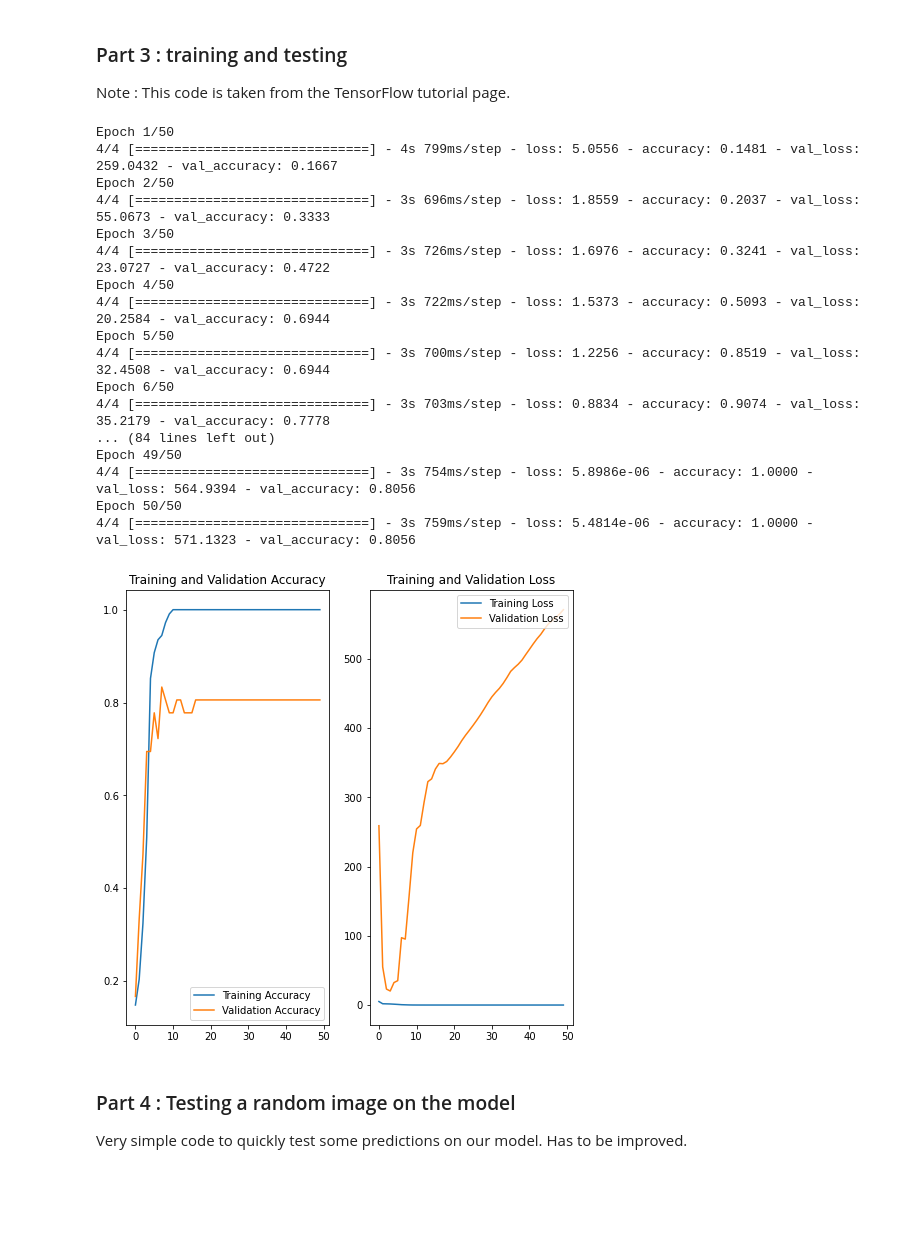
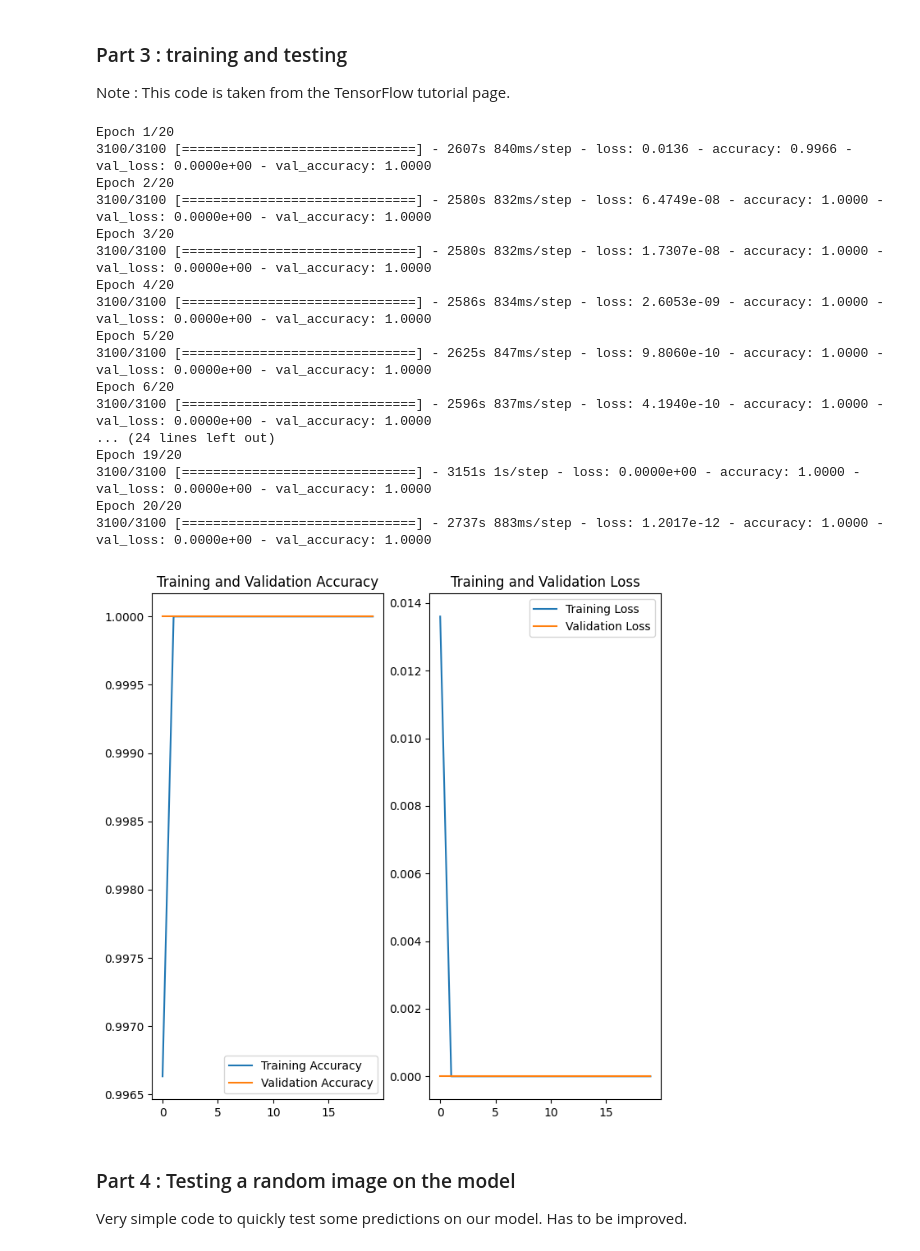
Before and after one commit to Henryk07/ESP3201_Project, a Jupyter notebook: neuralnetwork.ipynb, the cells around one changed output. Cells and saved outputs as stored; diff of their text form; code cells hidden in the pictures; blank space fills up the shorter version.

Commit message:
the training script for 20 epoch with full data

```diff
--- a/neuralnetwork.ipynb
+++ b/neuralnetwork.ipynb
@@ -37,8 +37,8 @@ NOTE3 : Augmentation method
 # %%
 batch_size=1
 
-traindata=tf.keras.utils.image_dataset_from_directory("S_training_datas_labels",labels='inferred',class_names=["F","M","N","Q","S","V"])
-valdata=tf.keras.utils.image_dataset_from_directory("S_testing_datas_labels",labels='inferred',class_names=["F","M","N","Q","S","V"])
+traindata=tf.keras.utils.image_dataset_from_directory("ECG_Image_data/train",labels='inferred',class_names=["F","M","N","Q","S","V"])
+valdata=tf.keras.utils.image_dataset_from_directory("ECG_Image_data/test",labels='inferred',class_names=["F","M","N","Q","S","V"])
 
 plt.figure(figsize=(10, 10))
 for images, labels in traindata.take(1):
@@ -139,53 +131,55 @@ _________________________________________________________________
 
 Note : This code is taken from the TensorFlow tutorial page.
 # %%
-epochs= 50
+epochs= 20
 history = model.fit(
   normtraindata,
   validation_data=valdata,
   epochs=epochs
 )
 
 acc = history.history['accuracy']
 val_acc = history.history['val_accuracy']
 
 loss = history.history['loss']
 val_loss = history.history['val_loss']
 
 epochs_range = range(epochs)
 
+model.save('model/model_20E_fulldata.h5')
+
 plt.figure(figsize=(8, 8))
 plt.subplot(1, 2, 1)
 plt.plot(epochs_range, acc, label='Training Accuracy')
 plt.plot(epochs_range, val_acc, label='Validation Accuracy')
 plt.legend(loc='lower right')
 plt.title('Training and Validation Accuracy')
 
 plt.subplot(1, 2, 2)
 plt.plot(epochs_range, loss, label='Training Loss')
 plt.plot(epochs_range, val_loss, label='Validation Loss')
 plt.legend(loc='upper right')
 plt.title('Training and Validation Loss')
 plt.show()
 # %% [output]
-Epoch 1/50
-4/4 [==============================] - 4s 799ms/step - loss: 5.0556 - accuracy: 0.1481 - val_loss: 259.0432 - val_accuracy: 0.1667
-Epoch 2/50
-4/4 [==============================] - 3s 696ms/step - loss: 1.8559 - accuracy: 0.2037 - val_loss: 55.0673 - val_accuracy: 0.3333
-Epoch 3/50
-4/4 [==============================] - 3s 726ms/step - loss: 1.6976 - accuracy: 0.3241 - val_loss: 23.0727 - val_accuracy: 0.4722
-Epoch 4/50
-4/4 [==============================] - 3s 722ms/step - loss: 1.5373 - accuracy: 0.5093 - val_loss: 20.2584 - val_accuracy: 0.6944
-Epoch 5/50
-4/4 [==============================] - 3s 700ms/step - loss: 1.2256 - accuracy: 0.8519 - val_loss: 32.4508 - val_accuracy: 0.6944
-Epoch 6/50
-4/4 [==============================] - 3s 703ms/step - loss: 0.8834 - accuracy: 0.9074 - val_loss: 35.2179 - val_accuracy: 0.7778
-... (84 lines left out)
-Epoch 49/50
-4/4 [==============================] - 3s 754ms/step - loss: 5.8986e-06 - accuracy: 1.0000 - val_loss: 564.9394 - val_accuracy: 0.8056
-Epoch 50/50
-4/4 [==============================] - 3s 759ms/step - loss: 5.4814e-06 - accuracy: 1.0000 - val_loss: 571.1323 - val_accuracy: 0.8056
+Epoch 1/20
+3100/3100 [==============================] - 2607s 840ms/step - loss: 0.0136 - accuracy: 0.9966 - val_loss: 0.0000e+00 - val_accuracy: 1.0000
+Epoch 2/20
+3100/3100 [==============================] - 2580s 832ms/step - loss: 6.4749e-08 - accuracy: 1.0000 - val_loss: 0.0000e+00 - val_accuracy: 1.0000
+Epoch 3/20
+3100/3100 [==============================] - 2580s 832ms/step - loss: 1.7307e-08 - accuracy: 1.0000 - val_loss: 0.0000e+00 - val_accuracy: 1.0000
+Epoch 4/20
+3100/3100 [==============================] - 2586s 834ms/step - loss: 2.6053e-09 - accuracy: 1.0000 - val_loss: 0.0000e+00 - val_accuracy: 1.0000
+Epoch 5/20
+3100/3100 [==============================] - 2625s 847ms/step - loss: 9.8060e-10 - accuracy: 1.0000 - val_loss: 0.0000e+00 - val_accuracy: 1.0000
+Epoch 6/20
+3100/3100 [==============================] - 2596s 837ms/step - loss: 4.1940e-10 - accuracy: 1.0000 - val_loss: 0.0000e+00 - val_accuracy: 1.0000
+... (24 lines left out)
+Epoch 19/20
+3100/3100 [==============================] - 3151s 1s/step - loss: 0.0000e+00 - accuracy: 1.0000 - val_loss: 0.0000e+00 - val_accuracy: 1.0000
+Epoch 20/20
+3100/3100 [==============================] - 2737s 883ms/step - loss: 1.2017e-12 - accuracy: 1.0000 - val_loss: 0.0000e+00 - val_accuracy: 1.0000
-[figure, old version]
+[figure, new version]
 # %% [markdown]
 ### Part 4 : Testing a random image on the model ###
 
```
Also changed, not shown: parts of 4 cells of this notebook.
